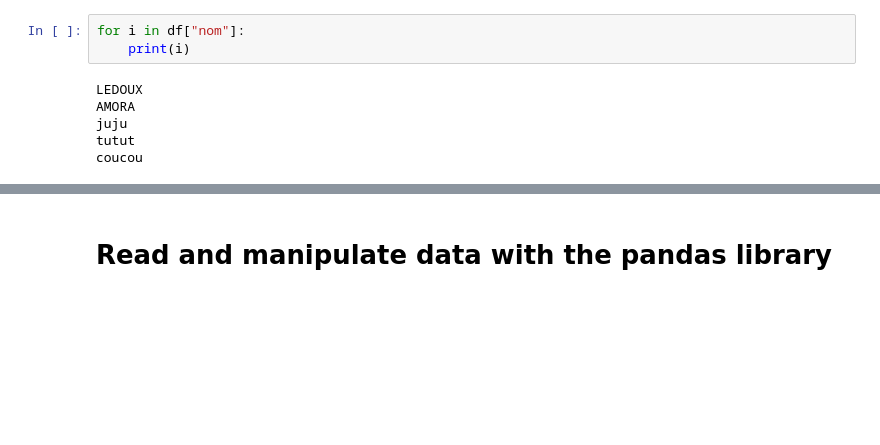
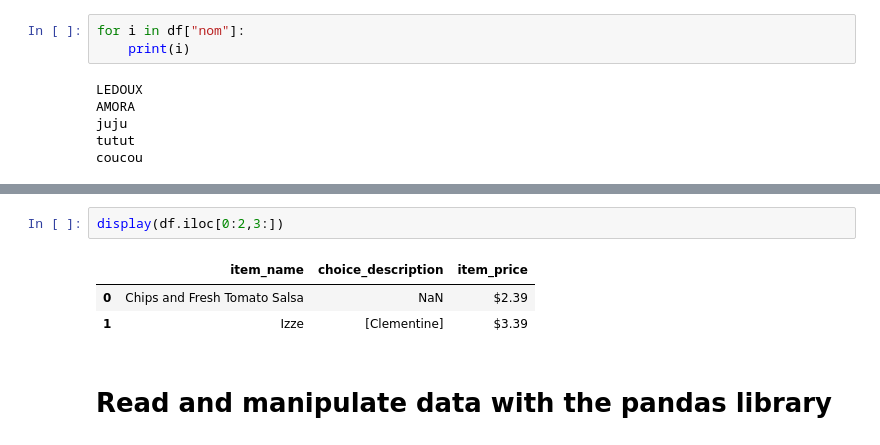
Before and after one commit to romain90338/Exploratory_Data_Analysis, a Jupyter notebook: J1/01-Data_manipulation_with_Pandas.ipynb, the cells around one changed output, grey strips where cells are left out. Drawn from its saved outputs; the diff is of its cells as text; blank space fills up the shorter version.

```diff
--- a/J1/01-Data_manipulation_with_Pandas.ipynb
+++ b/J1/01-Data_manipulation_with_Pandas.ipynb
@@ -38,3 +59,9 @@ coucou
+# %%
+display(df.iloc[0:2,3:])
+# %% [output]
+|  | item_name | choice_description | item_price |
+| 0 | Chips and Fresh Tomato Salsa | NaN | $2.39 |
+| 1 | Izze | [Clementine] | $3.39 |
 # %% [markdown]
 # Read and manipulate data with the pandas library
 # %% [markdown]
```
Also changed, not shown: parts of 3 cells of this notebook.
